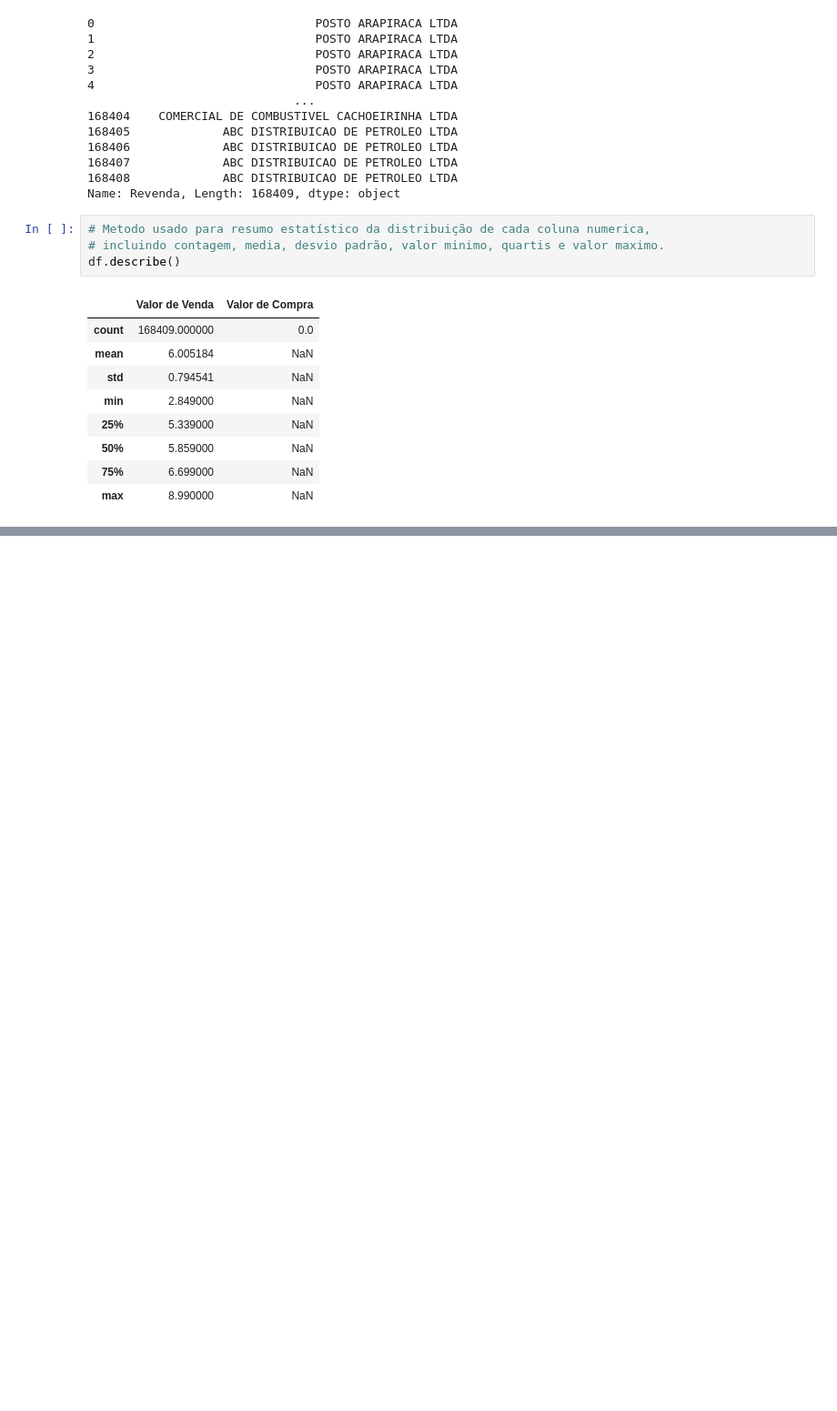
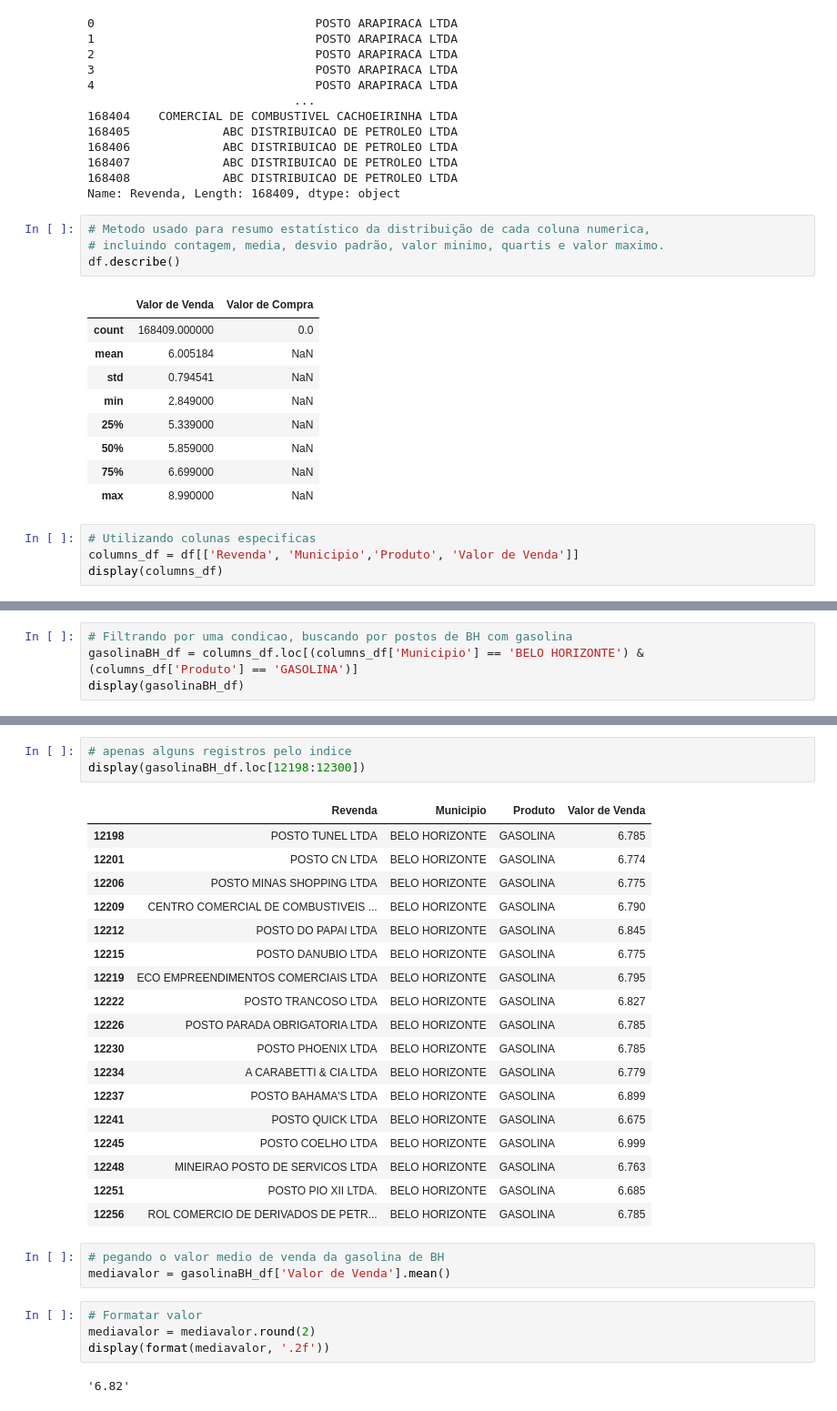
Before and after one commit to bebelana/analiseDadosPandas, a Jupyter notebook: aula2.ipynb, the cells around one changed output, grey strips where cells are left out. Shown: that part at 91% size. Drawn from its saved outputs; the diff is of its cells as text; blank space fills up the shorter version.

```diff
--- a/aula2.ipynb
+++ b/aula2.ipynb
@@ -80,3 +80,7 @@ df.describe()
 | 50% | 5.859000 | NaN |
 | 75% | 6.699000 | NaN |
 | max | 8.990000 | NaN |
+# %%
+# Utilizando colunas especificas
+columns_df = df[['Revenda', 'Municipio','Produto', 'Valor de Venda']]
+display(columns_df)
@@ -82,0 +111,4 @@ df.describe()
+# %%
+# Filtrando por uma condicao, buscando por postos de BH com gasolina
+gasolinaBH_df = columns_df.loc[(columns_df['Municipio'] == 'BELO HORIZONTE') & (columns_df['Produto'] == 'GASOLINA')]
+display(gasolinaBH_df)
@@ -82,0 +142,31 @@ df.describe()
+# %%
+# apenas alguns registros pelo indice
+display(gasolinaBH_df.loc[12198:12300])
+# %% [output]
+|  | Revenda | Municipio | Produto | Valor de Venda |
+| 12198 | POSTO TUNEL LTDA | BELO HORIZONTE | GASOLINA | 6.785 |
+| 12201 | POSTO CN LTDA | BELO HORIZONTE | GASOLINA | 6.774 |
+| 12206 | POSTO MINAS SHOPPING LTDA | BELO HORIZONTE | GASOLINA | 6.775 |
+| 12209 | CENTRO COMERCIAL DE COMBUSTIVEIS ... | BELO HORIZONTE | GASOLINA | 6.790 |
+| 12212 | POSTO DO PAPAI LTDA | BELO HORIZONTE | GASOLINA | 6.845 |
+| 12215 | POSTO DANUBIO LTDA | BELO HORIZONTE | GASOLINA | 6.775 |
+| 12219 | ECO EMPREENDIMENTOS COMERCIAIS LTDA | BELO HORIZONTE | GASOLINA | 6.795 |
+| 12222 | POSTO TRANCOSO LTDA | BELO HORIZONTE | GASOLINA | 6.827 |
+| 12226 | POSTO PARADA OBRIGATORIA LTDA | BELO HORIZONTE | GASOLINA | 6.785 |
+| 12230 | POSTO PHOENIX LTDA | BELO HORIZONTE | GASOLINA | 6.785 |
+| 12234 | A CARABETTI & CIA LTDA | BELO HORIZONTE | GASOLINA | 6.779 |
+| 12237 | POSTO BAHAMA'S LTDA | BELO HORIZONTE | GASOLINA | 6.899 |
+| 12241 | POSTO QUICK LTDA | BELO HORIZONTE | GASOLINA | 6.675 |
+| 12245 | POSTO COELHO LTDA | BELO HORIZONTE | GASOLINA | 6.999 |
+| 12248 | MINEIRAO POSTO DE SERVICOS LTDA | BELO HORIZONTE | GASOLINA | 6.763 |
+| 12251 | POSTO PIO XII LTDA. | BELO HORIZONTE | GASOLINA | 6.685 |
+| 12256 | ROL COMERCIO DE DERIVADOS DE PETR... | BELO HORIZONTE | GASOLINA | 6.785 |
+# %%
+# pegando o valor medio de venda da gasolina de BH
+mediavalor = gasolinaBH_df['Valor de Venda'].mean()
+# %%
+# Formatar valor
+mediavalor = mediavalor.round(2)
+display(format(mediavalor, '.2f'))
+# %% [output]
+'6.82'
```
Also changed, not shown: parts of 5 cells of this notebook.
